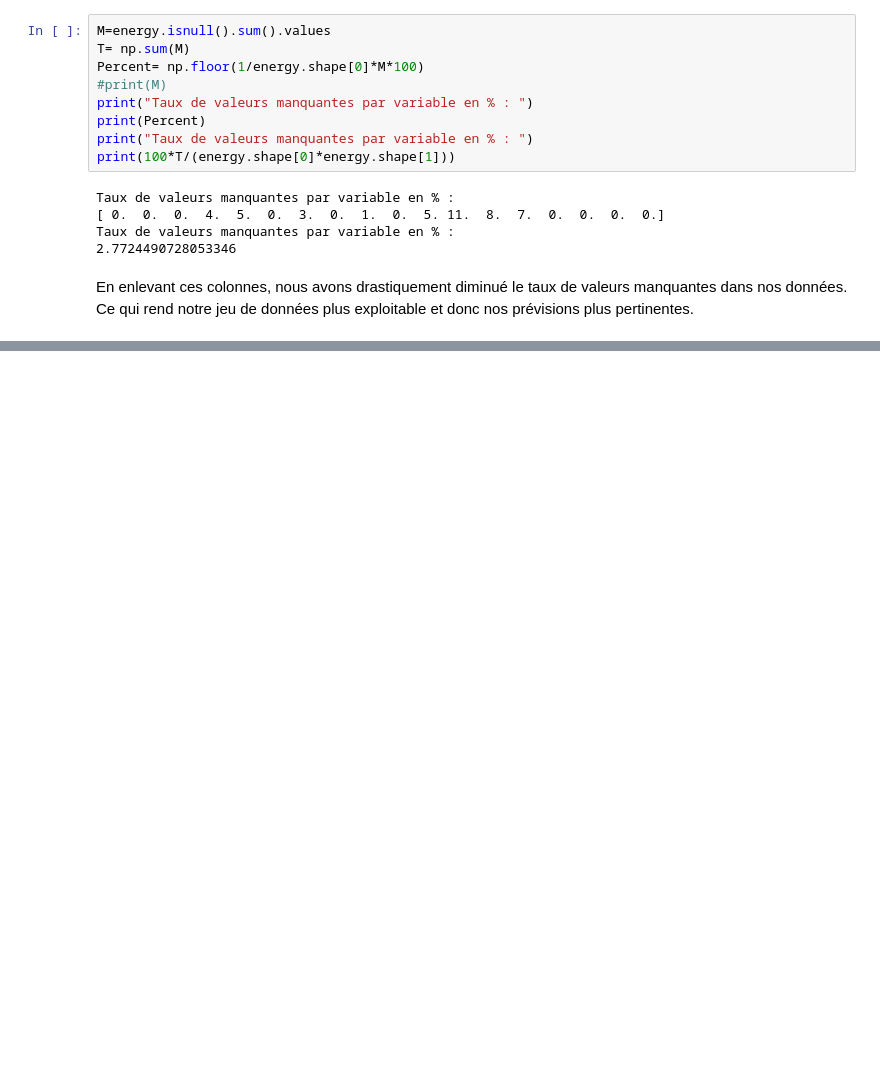
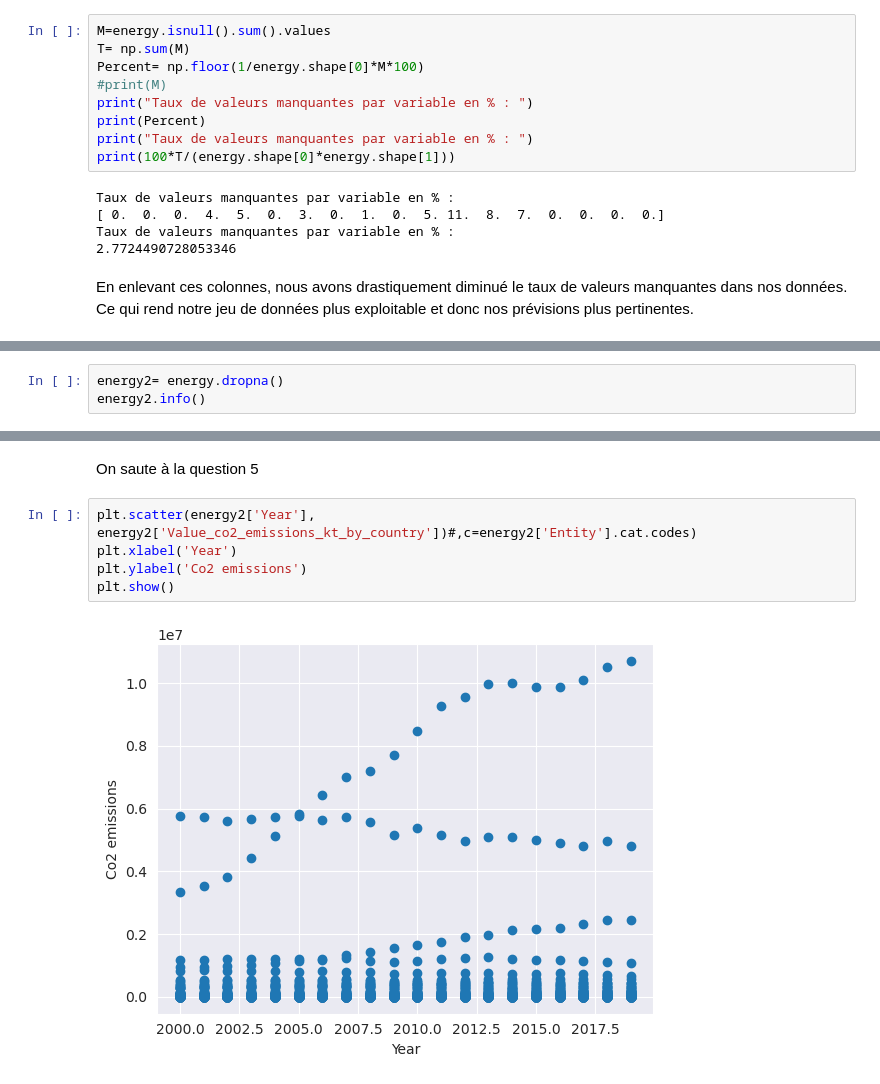
Before and after one commit to Mathilde-Mrs/Projet_machine_learning, a Jupyter notebook: notebook_python_Modif.ipynb, the cells around one changed output, grey strips where cells are left out. Cells and saved outputs as stored; diff of their text form; blank space fills up the shorter version.

```diff
--- a/notebook_python_Modif.ipynb
+++ b/notebook_python_Modif.ipynb
@@ -219,0 +240,3 @@ En enlevant ces colonnes, nous avons drastiquement diminué le taux de valeurs m
+# %%
+energy2= energy.dropna()
+energy2.info()
@@ -219,0 +261,9 @@ En enlevant ces colonnes, nous avons drastiquement diminué le taux de valeurs m
+# %% [markdown]
+On saute à la question 5
+# %%
+plt.scatter(energy2['Year'], energy2['Value_co2_emissions_kt_by_country'])#,c=energy2['Entity'].cat.codes)
+plt.xlabel('Year')
+plt.ylabel('Co2 emissions')
+plt.show()
+# %% [output]
+[figure, added]
```
Also changed, not shown: parts of 4 cells of this notebook.
